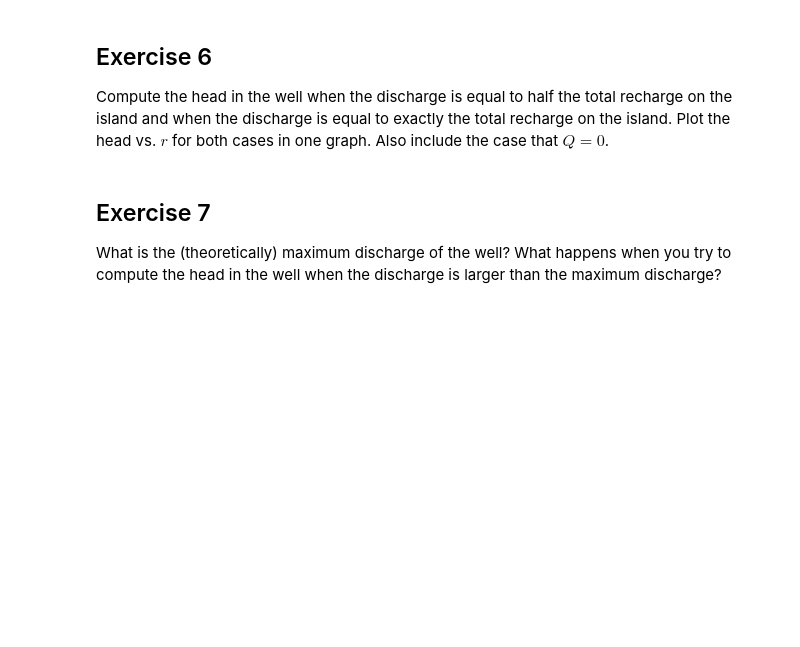
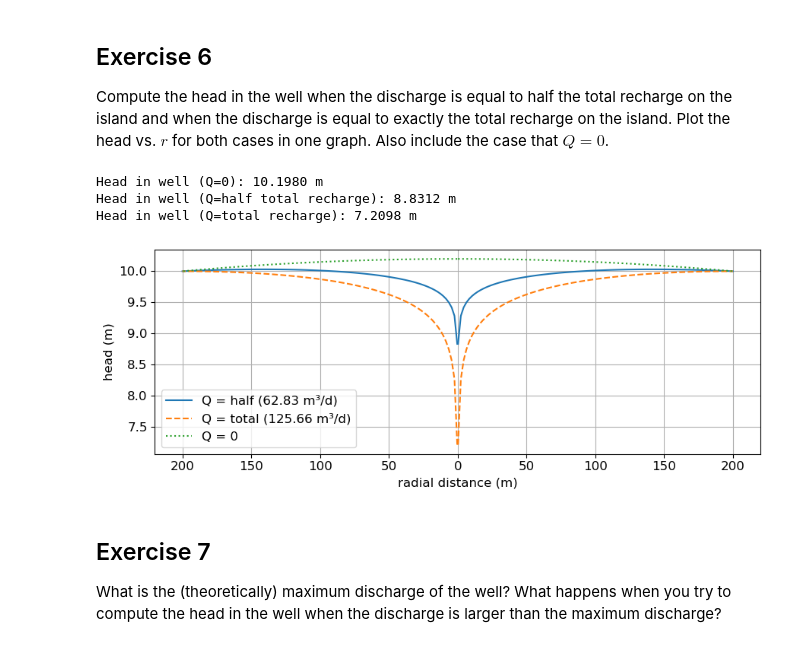
Before and after one commit to movephutthaphaiboon/model-based-water-systems-assessment, a Jupyter notebook: groundwater_lab/groundwater_tpm_lab_part2.ipynb, the cells around one changed output. Cells and saved outputs as stored; diff of their text form; code cells hidden in the pictures; blank space fills up the shorter version.

```diff
--- a/groundwater_lab/groundwater_tpm_lab_part2.ipynb
+++ b/groundwater_lab/groundwater_tpm_lab_part2.ipynb
@@ -59,6 +63,47 @@ plt.grid()
 # %% [markdown]
 ## Exercise 6
 Compute the head in the well when the discharge is equal to half the total recharge on the island and when the discharge is equal to exactly the total recharge on the island. Plot the head vs. $r$ for both cases in one graph. Also include the case that $Q=0$.
+# %%
+# compute heads for three Q-cases: Q=0, Q=half total recharge, Q=total recharge
+Q_half = 0.5 * N * np.pi * R ** 2
+Q_full = N * np.pi * R ** 2
+Q_zero = 0.0
+
+# function to compute head from phi for given Q
+def head_from_phi(r, Q):
+    phi = -N / 4 * (r ** 2 - R ** 2) + Q / (4 * np.pi) * np.log(r ** 2 / R ** 2) + phiR
+    h_calc = zb + np.sqrt(2 * phi / k)
+    return h_calc
+
+h_half = head_from_phi(r, Q_half)
+h_full = head_from_phi(r, Q_full)
+h_zero = head_from_phi(r, Q_zero)
+
+# head in the well (at r = rw)
+h_half_well = h_half[0]
+h_full_well = h_full[0]
+h_zero_well = h_zero[0]
+print(f'Head in well (Q=0): {h_zero_well:.4f} m')
+print(f'Head in well (Q=half total recharge): {h_half_well:.4f} m')
+print(f'Head in well (Q=total recharge): {h_full_well:.4f} m')
+
+# plot
+plt.plot(r, h_half, label=f'Q = half ({Q_half:.2f} m³/d)', color='C0')
+plt.plot(-r, h_half, color='C0')
+plt.plot(r, h_full, label=f'Q = total ({Q_full:.2f} m³/d)', color='C1', linestyle='--')
+plt.plot(-r, h_full, color='C1', linestyle='--')
+plt.plot(r, h_zero, label='Q = 0', color='C2', linestyle=':')
+plt.plot(-r, h_zero, color='C2', linestyle=':')
+plt.xlabel('radial distance (m)')
+plt.ylabel('head (m)')
+plt.xticks(np.arange(-R, R+1, 50), np.abs(np.arange(-R, R+1, 50)))
+plt.legend()
+plt.grid()
+# %% [output]
+Head in well (Q=0): 10.1980 m
+Head in well (Q=half total recharge): 8.8312 m
+Head in well (Q=total recharge): 7.2098 m
+[figure, added]
 # %% [markdown]
 ## Exercise 7
 What is the (theoretically) maximum discharge of the well? What happens when you try to compute the head in the well when the discharge is larger than the maximum discharge?
```
Also changed, not shown: parts of 2 cells of this notebook.
